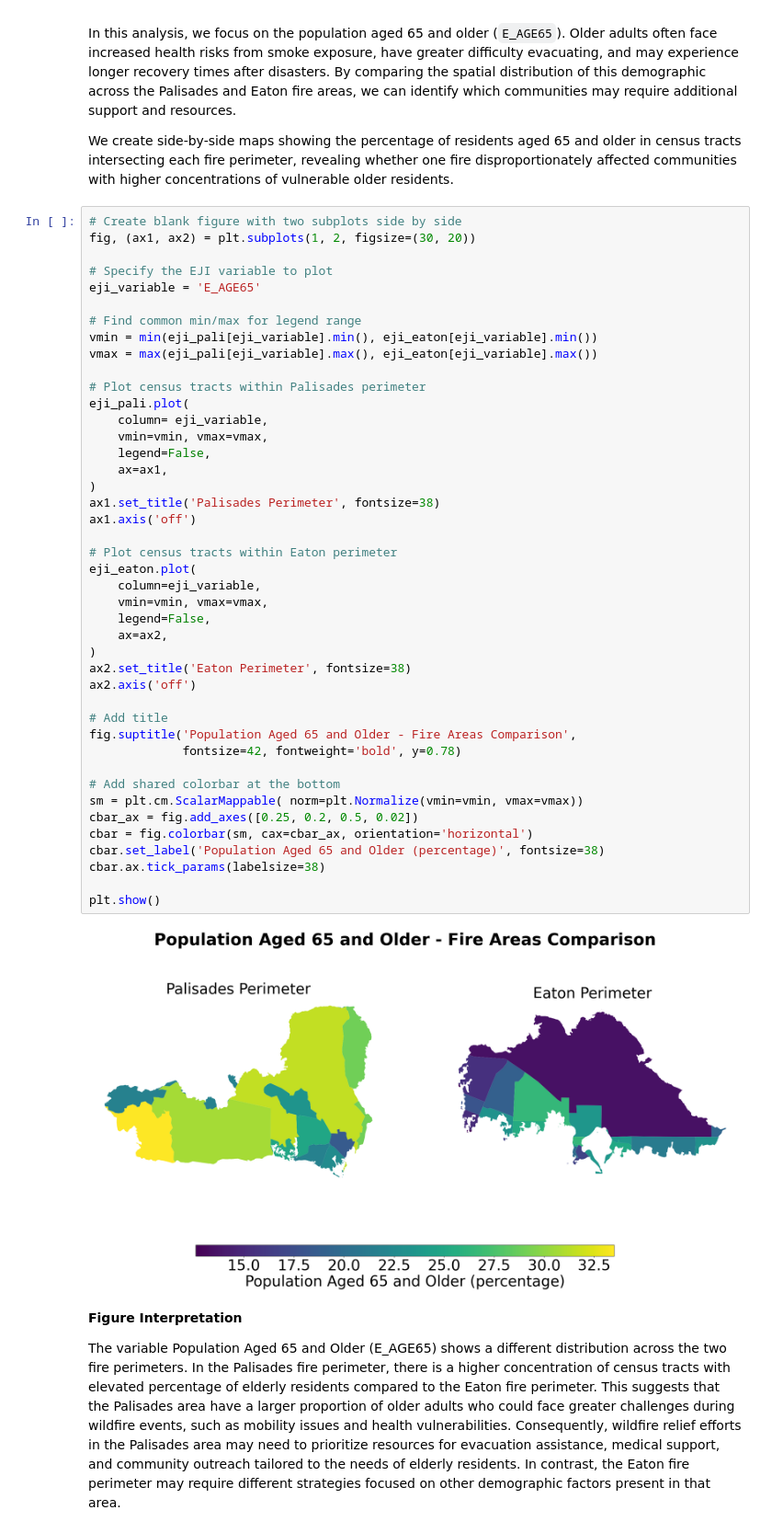
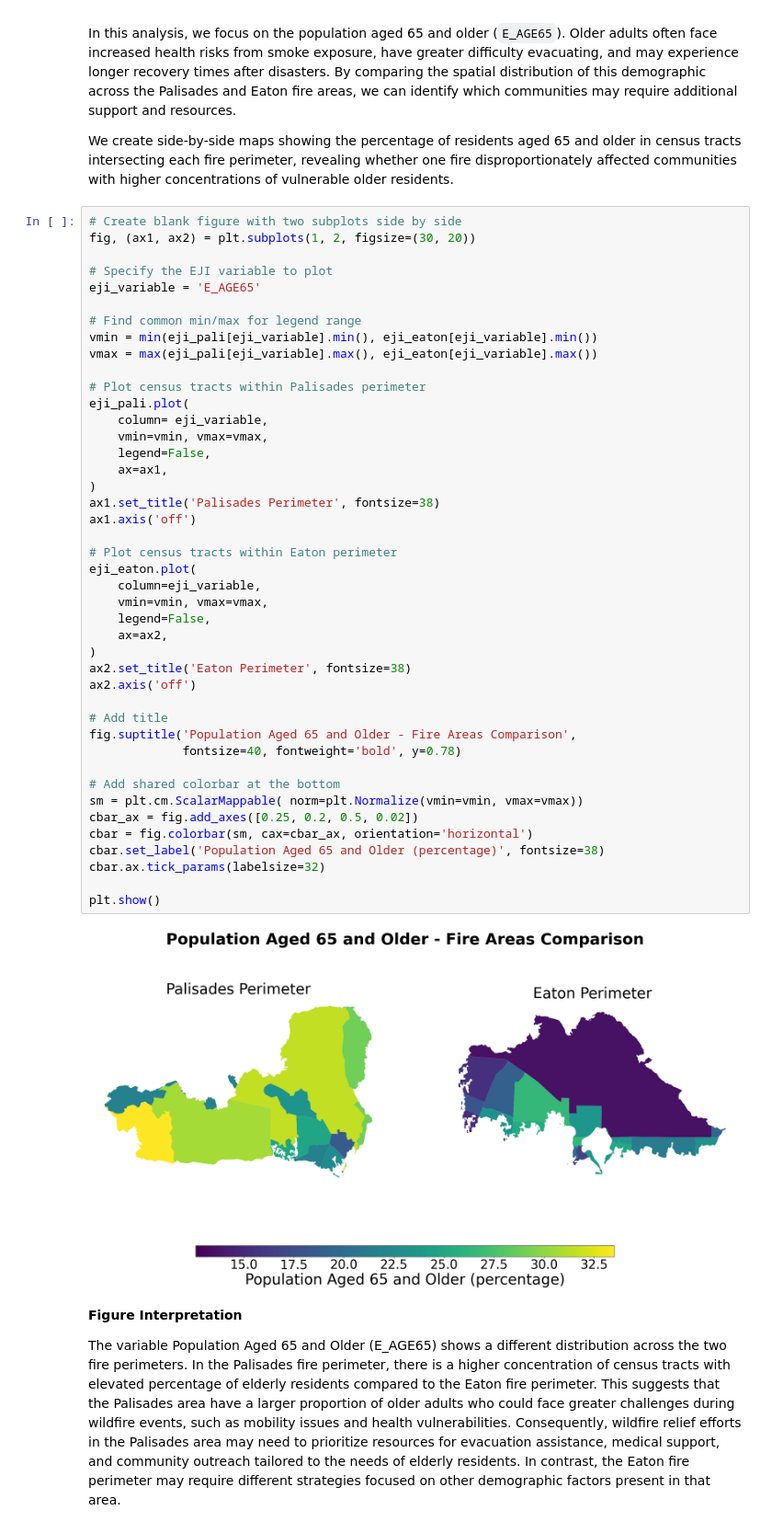
Before and after one commit to hylaea-miller/hylaea-miller.github.io, a Jupyter notebook: posts/220-blog-post/social-dimensions.ipynb, the cells around one changed output. Shown at 92% size. Saved outputs shown, nothing was run; the diff lists cells and outputs as text.

Commit message:
Fix legend size

```diff
--- a/posts/220-blog-post/social-dimensions.ipynb
+++ b/posts/220-blog-post/social-dimensions.ipynb
@@ -202,36 +202,36 @@ vmax = max(eji_pali[eji_variable].max(), eji_eaton[eji_variable].max())
 eji_pali.plot(
     column= eji_variable,
     vmin=vmin, vmax=vmax,
     legend=False,
     ax=ax1,
 )
 ax1.set_title('Palisades Perimeter', fontsize=38)
 ax1.axis('off')
 
 # Plot census tracts within Eaton perimeter
 eji_eaton.plot(
     column=eji_variable,
     vmin=vmin, vmax=vmax,
     legend=False,
     ax=ax2,
 )
 ax2.set_title('Eaton Perimeter', fontsize=38)
 ax2.axis('off')
 
 # Add title
 fig.suptitle('Population Aged 65 and Older - Fire Areas Comparison',
-             fontsize=42, fontweight='bold', y=0.78)
+             fontsize=40, fontweight='bold', y=0.78)
 
 # Add shared colorbar at the bottom
 sm = plt.cm.ScalarMappable( norm=plt.Normalize(vmin=vmin, vmax=vmax))
 cbar_ax = fig.add_axes([0.25, 0.2, 0.5, 0.02])
 cbar = fig.colorbar(sm, cax=cbar_ax, orientation='horizontal')
 cbar.set_label('Population Aged 65 and Older (percentage)', fontsize=38)
-cbar.ax.tick_params(labelsize=38)
+cbar.ax.tick_params(labelsize=32)
 
 plt.show()
 # %% [output]
-[figure, old version]
+[figure, new version]
 # %% [markdown]
 **Figure Interpretation**
 
```
Also changed, not shown: 4 other files.
